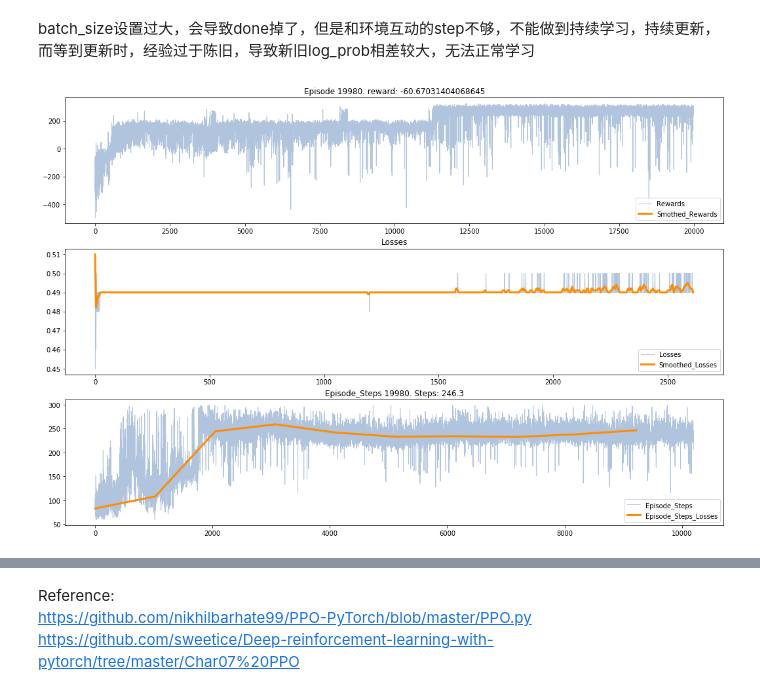
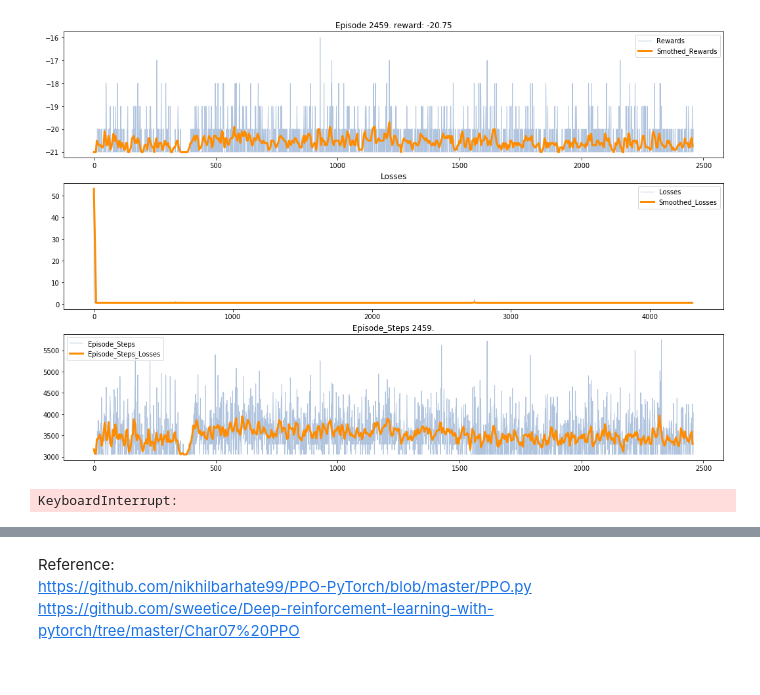
Before and after one commit to sunnyswag/RL_notes_and_codes, a Jupyter notebook: algorithm_implement/PPO2_stable.ipynb, the cells around one changed output, grey strips where cells are left out. Cells and saved outputs as stored; diff of their text form; code cells hidden in the pictures.

```diff
--- a/algorithm_implement/PPO2_stable.ipynb
+++ b/algorithm_implement/PPO2_stable.ipynb
@@ -69,7 +91,7 @@ def plot(episode, rewards, losses, episode_steps):
     plt.legend(loc='best')
 
     plt.subplot(313)
-    plt.title('Episode_Steps %s. Steps: %s'%(episode, episode_steps_smooth[-1]))
+    plt.title('Episode_Steps %s.'%(episode))
     plt.plot(episode_steps, label="Episode_Steps", color='lightsteelblue', linewidth='1')
     plt.plot(episode_steps_x, episode_steps_smooth,
              label="Episode_Steps_Losses",color='darkorange',linewidth='3')
@@ -79,9 +101,13 @@ def plot(episode, rewards, losses, episode_steps):
 # %%
 ## hyperparameters
 
-env_name = "LunarLander-v2"
+env_name = "PongNoFrameskip-v4"
+env = make_atari(env_name)
+env = wrap_deepmind(env)
+env = wrap_pytorch(env)
+
 max_epoch = 20000
-num_timesteps = 300
+num_timesteps = 2000
 clip_param = 0.2
 ppo_epochs = 4
 gamma = 0.99
@@ -95,10 +121,11 @@ device = torch.device("cuda" if torch.cuda.is_available() else "cpu")
 
 env = gym.make(env_name)
 
-in_dim = env.observation_space.shape[0]
+in_dim = 4
+# in_dim = env.observation_space.shape[0]
 out_dim = env.env.action_space.n
-network = Actor_critic(in_dim, out_dim).to(device)
-old_network = Actor_critic(in_dim, out_dim).to(device)
+network = CNN_Actor_critic(in_dim, out_dim).to(device)
+old_network = CNN_Actor_critic(in_dim, out_dim).to(device)
 old_network.load_state_dict(network.state_dict())
 
 optimizer = optim.Adam(network.parameters(), lr=learning_rate, betas=betas)
@@ -106,8 +133,13 @@ optimizer = optim.Adam(network.parameters(), lr=learning_rate, betas=betas)
 Trajectory = namedtuple('Trajectory', ['state', 'action', 'reward', 'done', 'log_prob'])
 buffer = []
 # %%
+def trans_state(state):
+    state = state.transpose((2, 0, 1))
+    state = torch.FloatTensor(state).unsqueeze(0).to(device)
+    return state
+
 def choose_action(state):
-    state = torch.FloatTensor(state).to(device)
+    state = trans_state(state)
     with torch.no_grad():
         dist, value = old_network(state)
     action = dist.sample()
@@ -120,7 +152,7 @@ def choose_action(state):
 def ppo_train(next_state):
     losses = []
 
-    state = torch.stack([t.state for t in buffer])
+    state = torch.stack([t.state for t in buffer]).squeeze(1)
     action = torch.stack([t.action for t in buffer])
     reward = [t.reward for t in buffer]
     dones = [t.done for t in buffer]
@@ -161,38 +193,37 @@ def ppo_train(next_state):
     old_network.load_state_dict(network.state_dict())
     del buffer[:]
     return round(np.array(losses).mean(), 2)
-# %% [markdown]
-batch_size设置过大，会导致done掉了，但是和环境互动的step不够，不能做到持续学习，持续更新，而等到更新时，经验过于陈旧，导致新旧log_prob相差较大，无法正常学习
 # %%
 all_rewards, all_loss, episode_steps, timestep = [], [], [], 0
 
 for epoch in range(max_epoch):
 
     state = env.reset()
     rewards = 0
 
-    for i in range(num_timesteps):
+    for i in count():
         timestep += 1
 
         next_state, reward, done = choose_action(state)
 
         state = next_state
         rewards += reward
 
         if timestep % update_timestep == 0:
             loss = ppo_train(next_state)
             all_loss.append(loss)
             timestep = 0
 
         if done :
             episode_steps.append(i)
             break
 
     all_rewards.append(rewards)
-    if epoch % 30 == 0:
-        plot(epoch, all_rewards, all_loss, episode_steps)
+    # if epoch % 30 == 0:
+    plot(epoch, all_rewards, all_loss, episode_steps)
 # %% [output]
-[figure, old version]
+[figure, new version]
+KeyboardInterrupt:
 # %%
 # torch.save(old_network.state_dict(), "./model/LunarLander-v2_PPO2.pth")
 # %%
```
Also changed, not shown: parts of 3 cells of this notebook, 15 other files.
